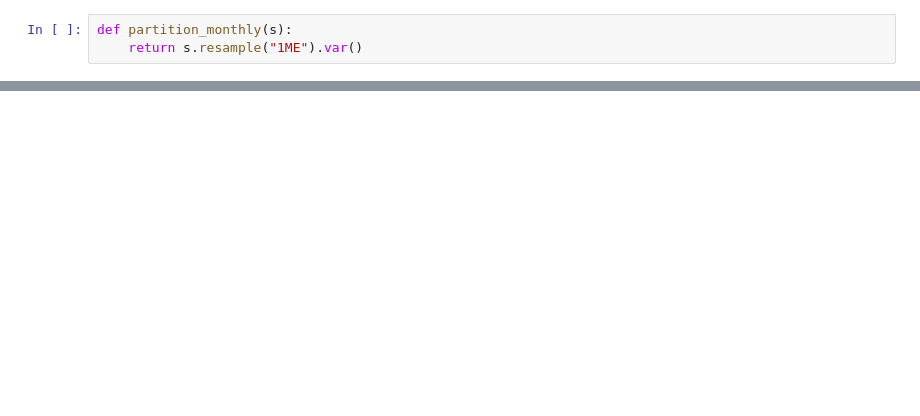
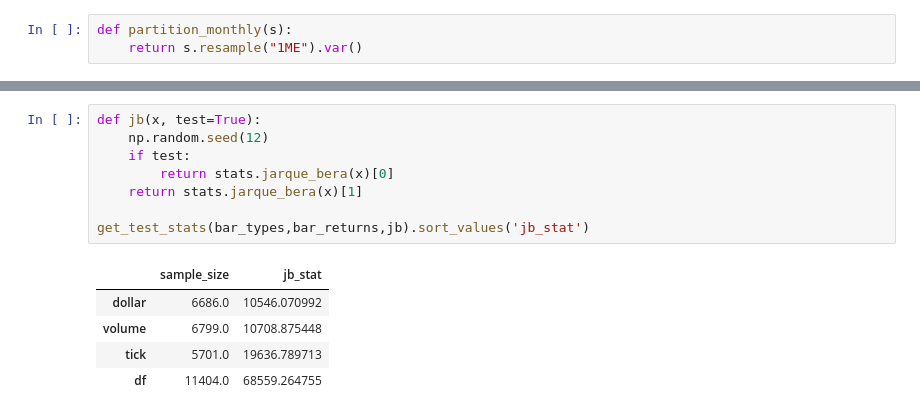
Before and after one commit to Goooo4it/Advances-in-Financial-Machine-Learning, a Jupyter notebook: 2.Financial_Data_Structures.ipynb, the cells around one changed output, grey strips where cells are left out. Cells and saved outputs as stored; diff of their text form; blank space fills up the shorter version.

```diff
--- a/2.Financial_Data_Structures.ipynb
+++ b/2.Financial_Data_Structures.ipynb
@@ -215,0 +243,14 @@ dollar_monthly = partition_monthly(dollar_returns)
+# %%
+def jb(x, test=True):
+    np.random.seed(12)
+    if test:
+        return stats.jarque_bera(x)[0]
+    return stats.jarque_bera(x)[1]
+
+get_test_stats(bar_types,bar_returns,jb).sort_values('jb_stat')
+# %% [output]
+|  | sample_size | jb_stat |
+| dollar | 6686.0 | 10546.070992 |
+| volume | 6799.0 | 10708.875448 |
+| tick | 5701.0 | 19636.789713 |
+| df | 11404.0 | 68559.264755 |
```
Also changed, not shown: parts of 16 cells of this notebook.
